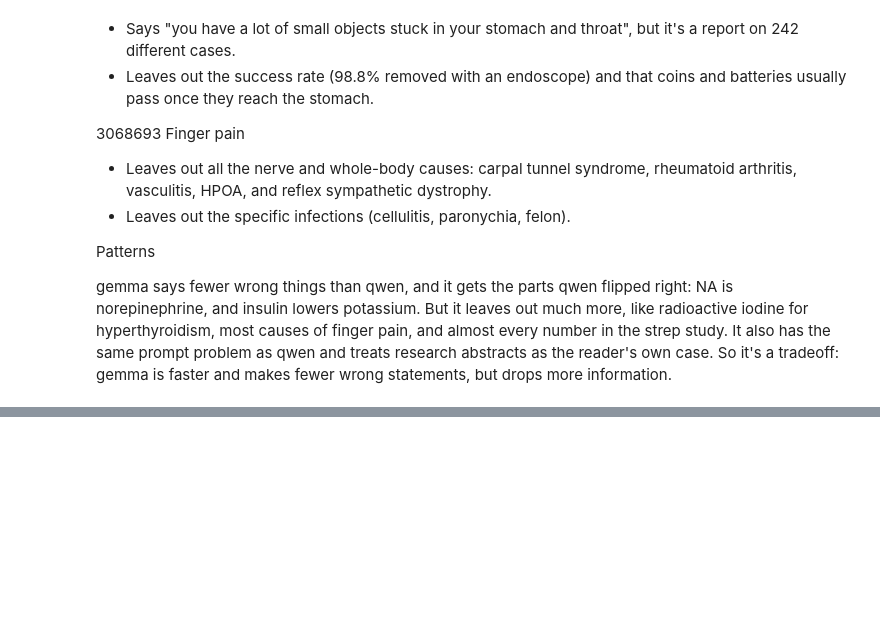
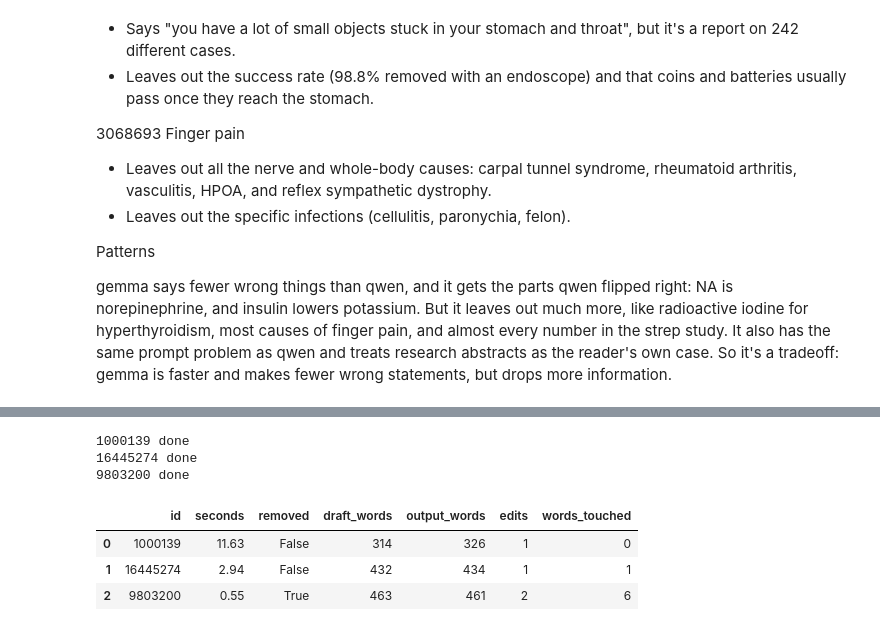
Before and after one commit to acmucsd-projects/fa26-ai-team-3, a Jupyter notebook: notebooks/04a_single_llm_baseline.ipynb, the cells around one changed output, grey strips where cells are left out. Cells and saved outputs as stored; diff of their text form; code cells hidden in the pictures; blank space fills up the shorter version.

```diff
--- a/notebooks/04a_single_llm_baseline.ipynb
+++ b/notebooks/04a_single_llm_baseline.ipynb
@@ -1178,0 +708,33 @@ gemma says fewer wrong things than qwen, and it gets the parts qwen flipped righ
+# %%
+# Run refine() on each real draft, timed and logged.
+real_results = []
+
+for c in real_cases:
+    output = timed(refiner.refine, c["draft"], json.dumps(c["verdict"]), model=MODEL, atoms=c["atoms"], notes=f"PLABA {c['id']} baseline draft")
+    real_results.append({"id": c["id"], "draft": c["draft"], "output": output})
+    print(c["id"], "done")
+# %% [output]
+1000139 done
+16445274 done
+9803200 done
+# %%
+# Same checks: claims removed, and how much of the draft changed (a good fix touches a few words, not the whole thing).
+seconds = pd.read_csv("../results/latency_log.csv").tail(len(real_cases))["seconds"].tolist()
+
+pd.DataFrame([
+    {
+        "id": c["id"],
+        "seconds": s,
+        "removed": all(x.lower() not in r["output"].lower() for x in c["must_not_have"]),
+        "draft_words": len(r["draft"].split()),
+        "output_words": len(r["output"].split()),
+        "edits": len(refiner.changes(r["draft"], r["output"])),
+        "words_touched": sum(len(old.split()) for _, old, _ in refiner.changes(r["draft"], r["output"])),
+    }
+    for c, r, s in zip(real_cases, real_results, seconds)
+])
+# %% [output]
+|  | id | seconds | removed | draft_words | output_words | edits | words_touched |
+| 0 | 1000139 | 11.63 | False | 314 | 326 | 1 | 0 |
+| 1 | 16445274 | 2.94 | False | 432 | 434 | 1 | 1 |
+| 2 | 9803200 | 0.55 | True | 463 | 461 | 2 | 6 |
```
Also changed, not shown: parts of 19 cells of this notebook, 8 other files.
